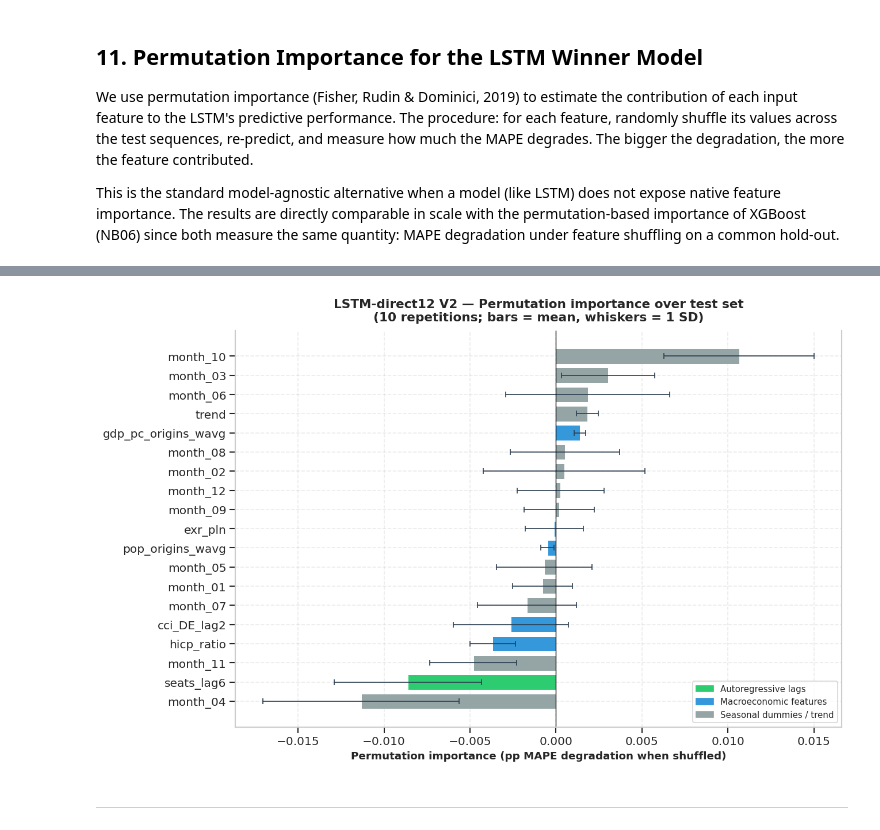
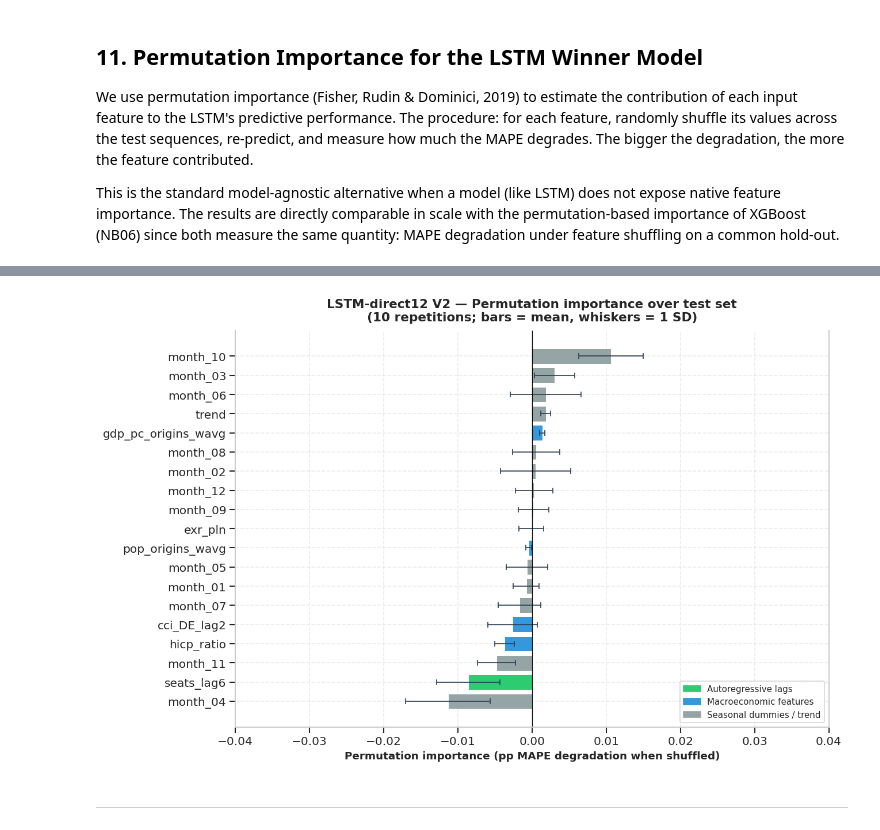
Before and after one commit to DieGodMF4/Macro-Aviation-Tourism-Modeling, a Jupyter notebook: docs/07_lstm_deep_learning.ipynb, the cells around one changed output, grey strips where cells are left out. Saved outputs shown, nothing was run; the diff lists cells and outputs as text; code cells hidden in the pictures.

Commit message:
NB07: Permmutation Importance Plot Adjustment

```diff
--- a/docs/07_lstm_deep_learning.ipynb
+++ b/docs/07_lstm_deep_learning.ipynb
@@ -1441,7 +1441,6 @@ month_11            -0.005  0.003
 seats_lag6          -0.009  0.004
 month_04            -0.011  0.006
 # %%
-
 imp_plot = imp_df.sort_values('mean', ascending=True)
 
 def feature_color(fname):
@@ -1451,34 +1450,35 @@ def feature_color(fname):
         return '#95a5a6'
     else:
         return '#3498db'
 
 bar_colors = [feature_color(f) for f in imp_plot.index]
 
 fig, ax = plt.subplots(figsize=(11, 7))
 ax.barh(imp_plot.index, imp_plot['mean'],
         xerr=imp_plot['std'], color=bar_colors,
         edgecolor='white', linewidth=0.6,
         error_kw=dict(ecolor='#2c3e50', lw=1, capsize=3))
 ax.axvline(0, color='black', linewidth=0.8)
 ax.set_xlabel('Permutation importance (pp MAPE degradation when shuffled)',
               fontweight='bold')
 ax.set_title('LSTM-direct12 V2 — Permutation importance over test set\n'
              '(10 repetitions; bars = mean, whiskers = 1 SD)',
              fontweight='bold', pad=10)
+ax.set_xlim(left=-0.04, right=0.04)
 
 legend_handles = [
     Patch(color='#2ecc71', label='Autoregressive lags'),
     Patch(color='#3498db', label='Macroeconomic features'),
     Patch(color='#95a5a6', label='Seasonal dummies / trend'),
 ]
 ax.legend(handles=legend_handles, loc='lower right', frameon=True)
 
 plt.tight_layout()
 plt.savefig(os.path.join(FIG_DIR, '07_11_lstm_permutation_importance.png'),
             dpi=200, bbox_inches='tight')
 plt.show()
 # %% [output]
-[figure, old version]
+[figure, new version]
 # %% [markdown]
 ---
 # %% [markdown]
```
Also changed, not shown: parts of 4 cells of this notebook, 2 other files.
